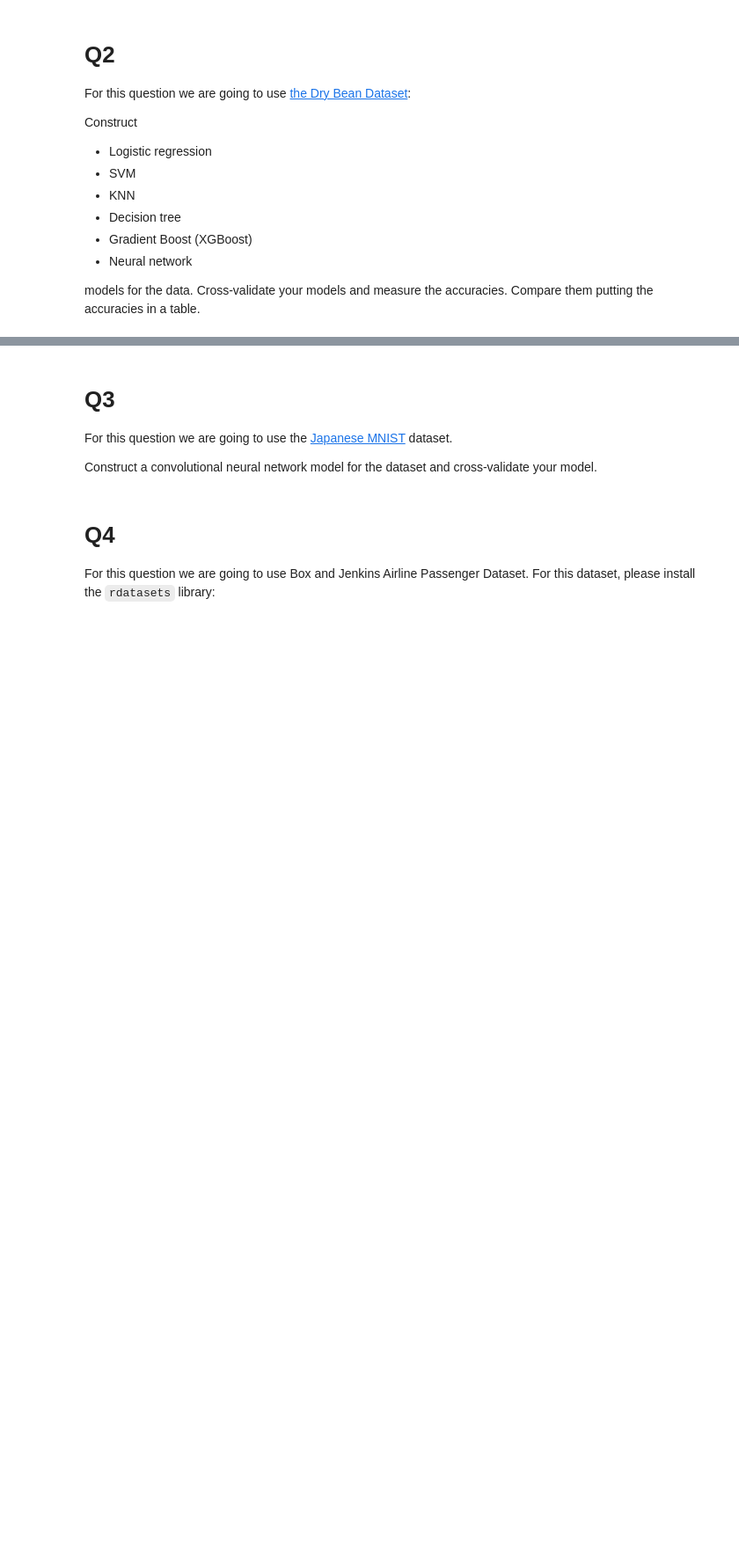
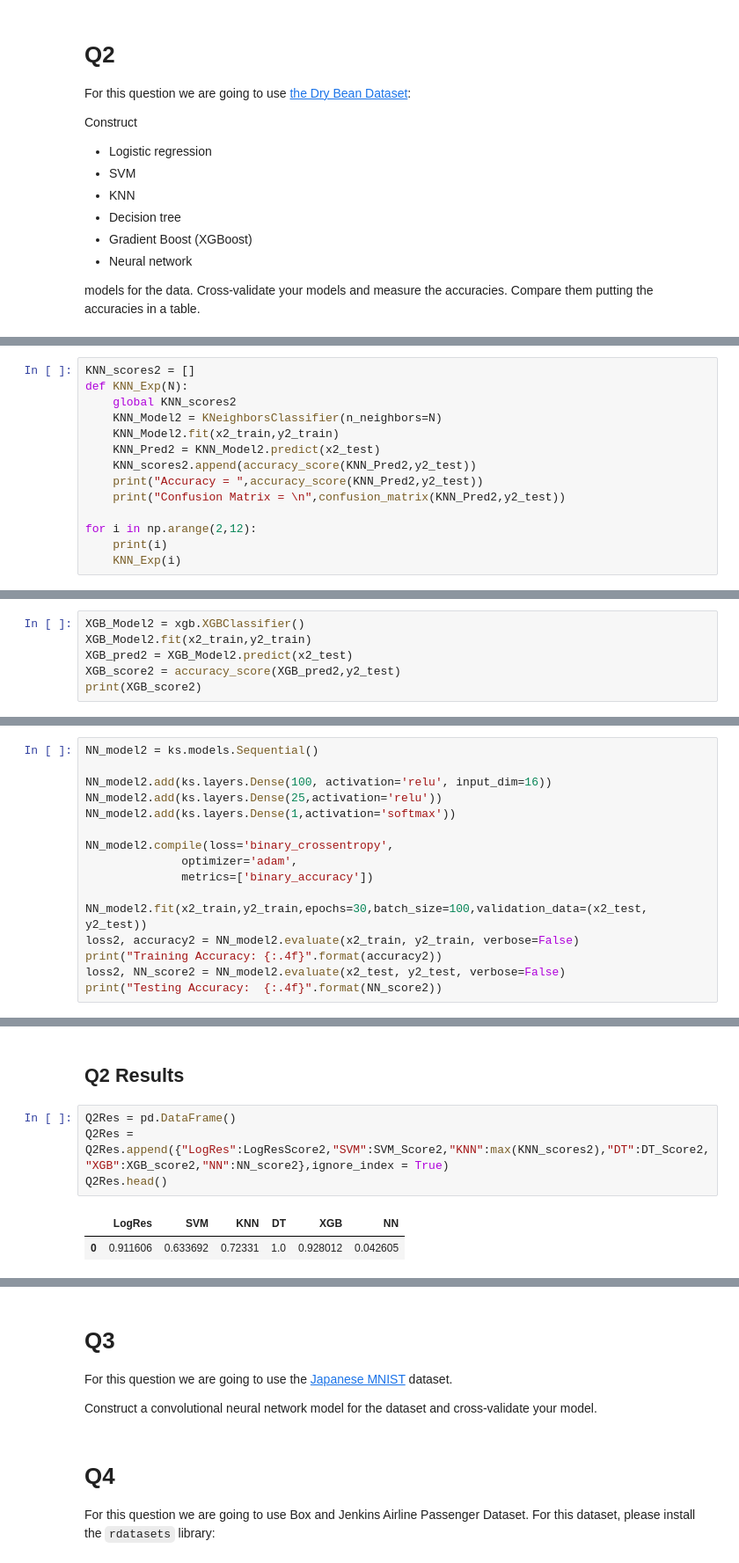
Before and after one commit to cemsanga/MAT555E_Assignments, a Jupyter notebook: HW4_colab.ipynb, the cells around one changed output, grey strips where cells are left out. Shown: that part at 88% size. Drawn from its saved outputs; the diff is of its cells as text; blank space fills up the shorter version.

```diff
--- a/HW4_colab.ipynb
+++ b/HW4_colab.ipynb
@@ -399,0 +478,14 @@ models for the data. Cross-validate your models and measure the accuracies. Comp
+# %%
+KNN_scores2 = []
+def KNN_Exp(N):
+    global KNN_scores2
+    KNN_Model2 = KNeighborsClassifier(n_neighbors=N)
+    KNN_Model2.fit(x2_train,y2_train)
+    KNN_Pred2 = KNN_Model2.predict(x2_test)
+    KNN_scores2.append(accuracy_score(KNN_Pred2,y2_test))
+    print("Accuracy = ",accuracy_score(KNN_Pred2,y2_test))
+    print("Confusion Matrix = \n",confusion_matrix(KNN_Pred2,y2_test))
+
+for i in np.arange(2,12):
+    print(i)
+    KNN_Exp(i)
@@ -399,0 +543,6 @@ models for the data. Cross-validate your models and measure the accuracies. Comp
+# %%
+XGB_Model2 = xgb.XGBClassifier()
+XGB_Model2.fit(x2_train,y2_train)
+XGB_pred2 = XGB_Model2.predict(x2_test)
+XGB_score2 = accuracy_score(XGB_pred2,y2_test)
+print(XGB_score2)
@@ -399,0 +553,16 @@ models for the data. Cross-validate your models and measure the accuracies. Comp
+# %%
+NN_model2 = ks.models.Sequential()
+
+NN_model2.add(ks.layers.Dense(100, activation='relu', input_dim=16))
+NN_model2.add(ks.layers.Dense(25,activation='relu'))
+NN_model2.add(ks.layers.Dense(1,activation='softmax'))
+
+NN_model2.compile(loss='binary_crossentropy',
+              optimizer='adam',
+              metrics=['binary_accuracy'])
+
+NN_model2.fit(x2_train,y2_train,epochs=30,batch_size=100,validation_data=(x2_test, y2_test))
+loss2, accuracy2 = NN_model2.evaluate(x2_train, y2_train, verbose=False)
+print("Training Accuracy: {:.4f}".format(accuracy2))
+loss2, NN_score2 = NN_model2.evaluate(x2_test, y2_test, verbose=False)
+print("Testing Accuracy:  {:.4f}".format(NN_score2))
@@ -399,0 +587,9 @@ models for the data. Cross-validate your models and measure the accuracies. Comp
+# %% [markdown]
+## Q2 Results
+# %%
+Q2Res = pd.DataFrame()
+Q2Res = Q2Res.append({"LogRes":LogResScore2,"SVM":SVM_Score2,"KNN":max(KNN_scores2),"DT":DT_Score2,"XGB":XGB_score2,"NN":NN_score2},ignore_index = True)
+Q2Res.head()
+# %% [output]
+|  | LogRes | SVM | KNN | DT | XGB | NN |
+| 0 | 0.911606 | 0.633692 | 0.72331 | 1.0 | 0.928012 | 0.042605 |
```
Also changed, not shown: parts of 21 cells of this notebook.
